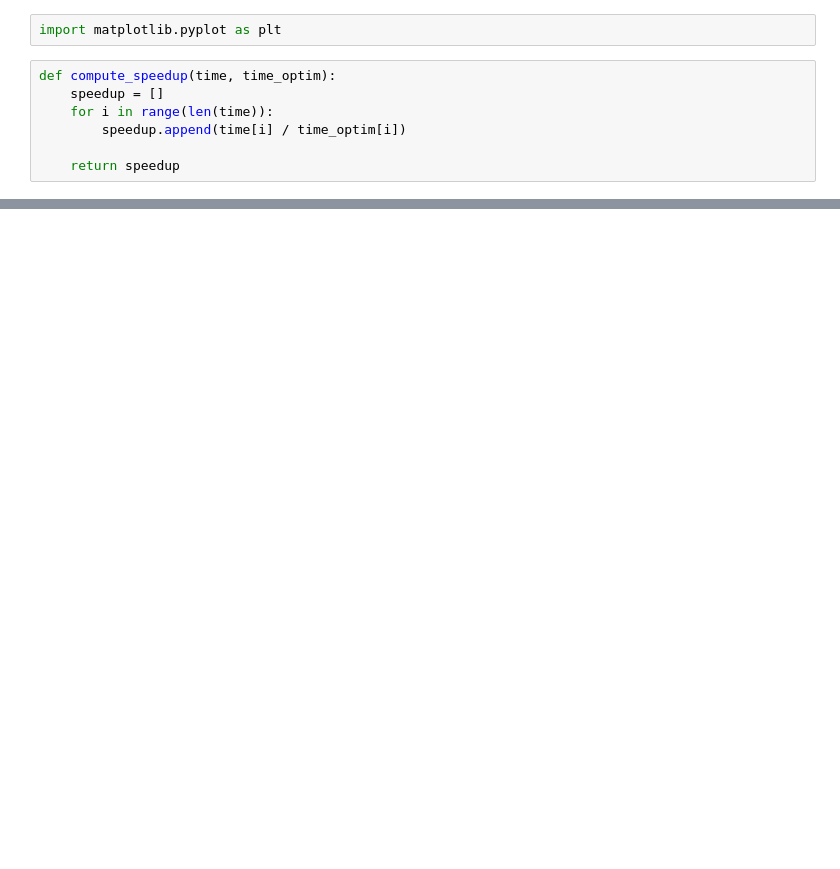
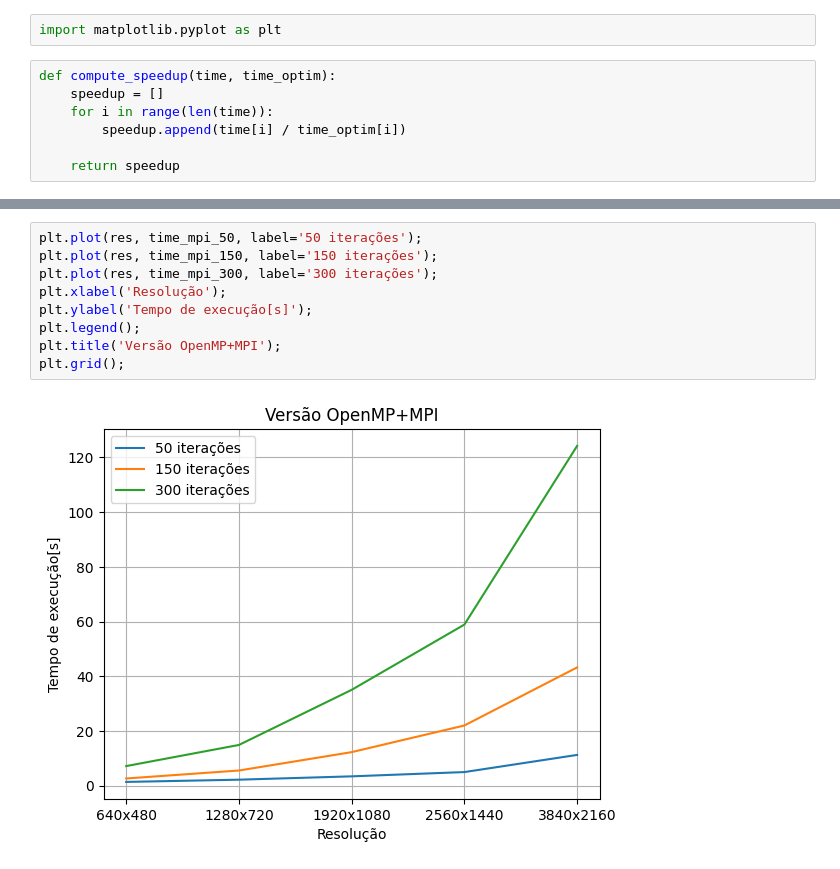
Before and after one commit to franciscoctavares/AC-assignment3, a Jupyter notebook: main.ipynb, the cells around one changed output, grey strips where cells are left out. Saved outputs shown, nothing was run; the diff lists cells and outputs as text; blank space fills up the shorter version.

```diff
--- a/main.ipynb
+++ b/main.ipynb
@@ -107,0 +125,11 @@ ax[1][0].grid();
+# %%
+plt.plot(res, time_mpi_50, label='50 iterações');
+plt.plot(res, time_mpi_150, label='150 iterações');
+plt.plot(res, time_mpi_300, label='300 iterações');
+plt.xlabel('Resolução');
+plt.ylabel('Tempo de execução[s]');
+plt.legend();
+plt.title('Versão OpenMP+MPI');
+plt.grid();
+# %% [output]
+[figure, added]
```
Also changed, not shown: parts of 3 cells of this notebook, 7 other files.
